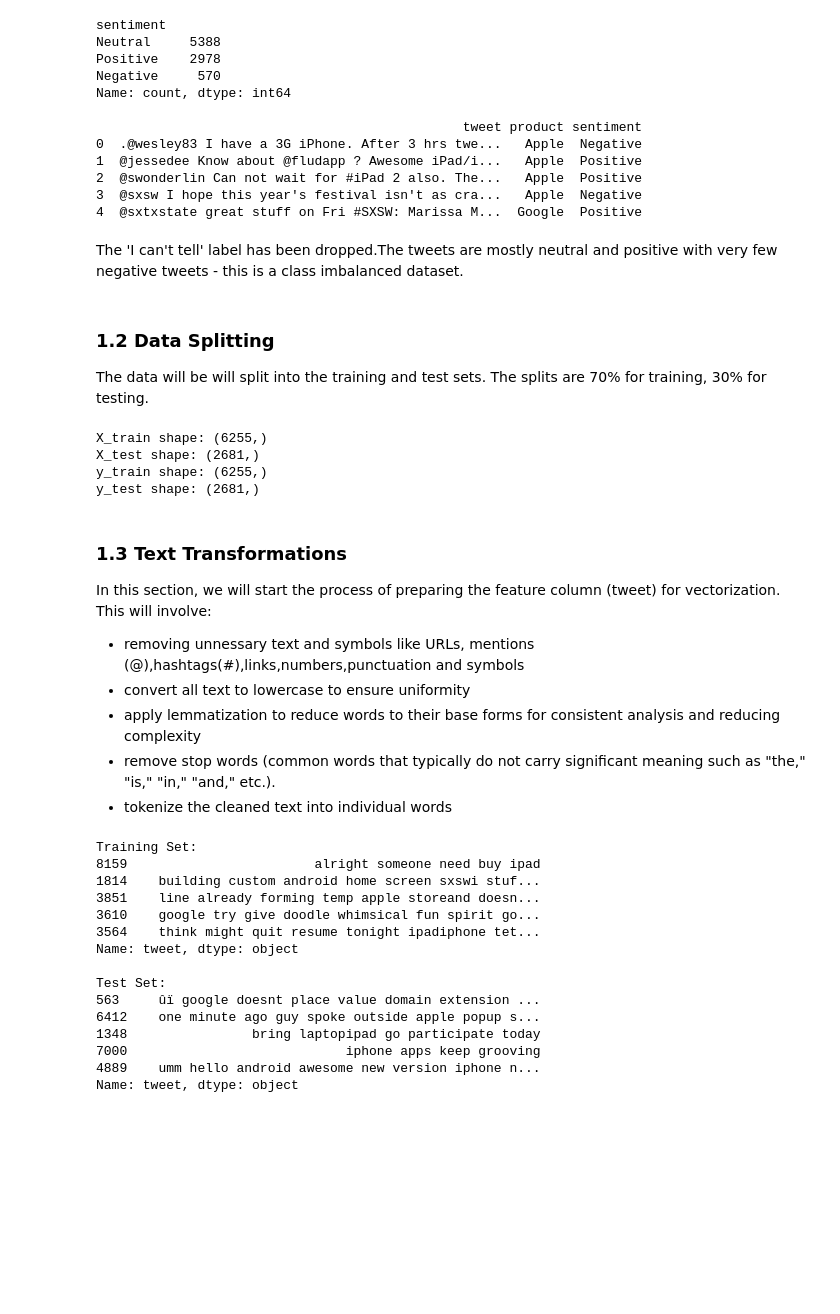
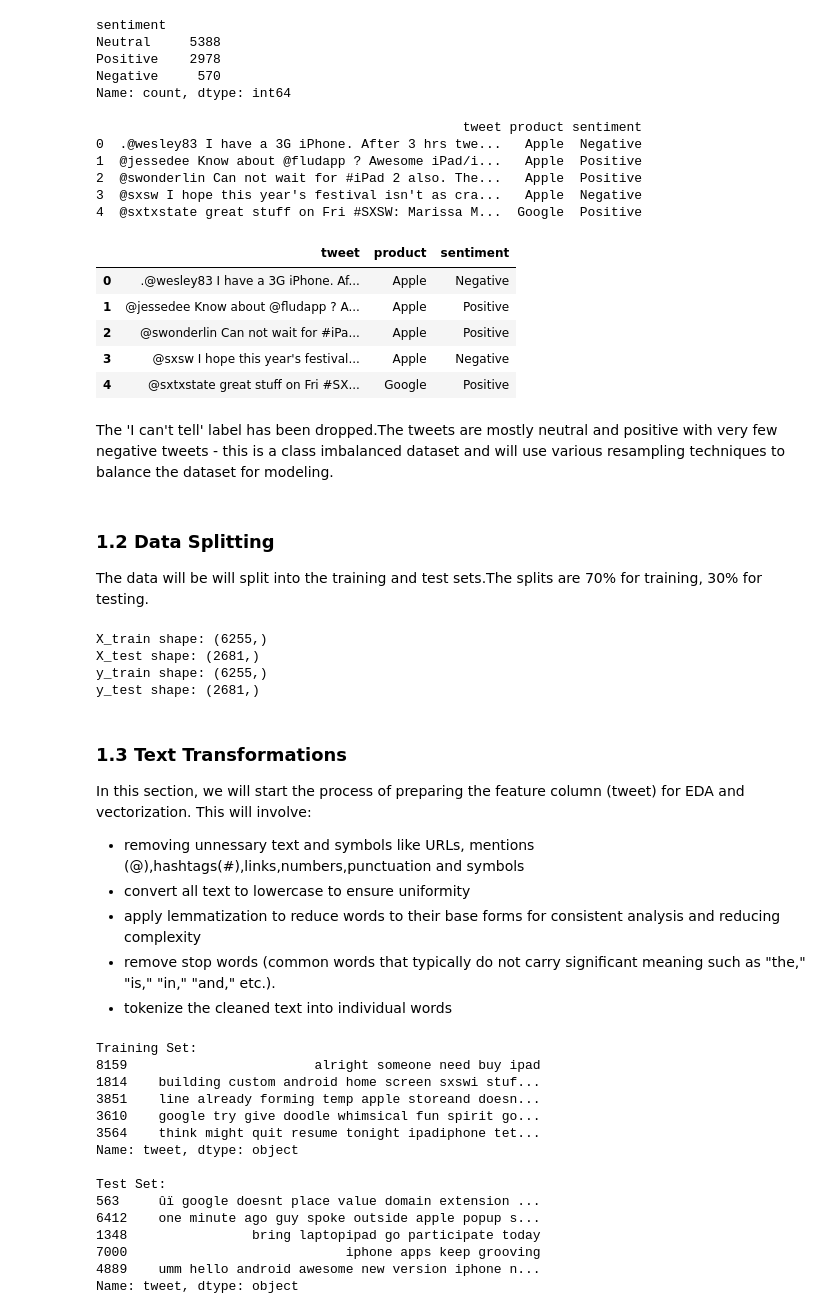
Before and after one commit to WambuiMunene/Natural-Language-Processing-Sentiment-Analysis-on-Tweets, a Jupyter notebook: index.ipynb, the cells around one changed output. Drawn from its saved outputs; the diff is of its cells as text; code cells hidden in the pictures; blank space fills up the shorter version.

```diff
--- a/index.ipynb
+++ b/index.ipynb
@@ -256,11 +256,22 @@ Name: count, dtype: int64
 2  @swonderlin Can not wait for #iPad 2 also. The...   Apple  Positive
 3  @sxsw I hope this year's festival isn't as cra...   Apple  Negative
 4  @sxtxstate great stuff on Fri #SXSW: Marissa M...  Google  Positive
+# %%
+# Make a copy of the df prior to preprocessing
+df_copy = df.copy()
+df_copy.head()
+# %% [output]
+|  | tweet | product | sentiment |
+| 0 | .@wesley83 I have a 3G iPhone. Af... | Apple | Negative |
+| 1 | @jessedee Know about @fludapp ? A... | Apple | Positive |
+| 2 | @swonderlin Can not wait for #iPa... | Apple | Positive |
+| 3 | @sxsw I hope this year's festival... | Apple | Negative |
+| 4 | @sxtxstate great stuff on Fri #SX... | Google | Positive |
 # %% [markdown]
-The 'I can't tell' label has been dropped.The tweets are mostly neutral and positive with very few negative tweets - this is a class imbalanced dataset.
+The 'I can't tell' label has been dropped.The tweets are mostly neutral and positive with very few negative tweets - this is a class imbalanced dataset and will use various resampling techniques to balance the dataset for modeling.
 # %% [markdown]
 ### 1.2 Data Splitting
-The data will be will split into the training and test sets. The splits are 70% for training, 30% for testing.
+The data will be will split into the training and test sets.The splits are 70% for training, 30% for testing.
 # %%
 # Import the relevant library from scikit-learn to split the data
 from sklearn.model_selection import train_test_split
@@ -284,7 +295,7 @@ y_train shape: (6255,)
 y_test shape: (2681,)
 # %% [markdown]
 ### 1.3 Text Transformations
-In this section, we will start the process of preparing the feature column (tweet) for vectorization. This will involve:
+In this section, we will start the process of preparing the feature column (tweet) for EDA and vectorization. This will involve:
 - removing unnessary text and symbols like URLs, mentions (@),hashtags(#),links,numbers,punctuation and symbols
 - convert all text to lowercase to ensure uniformity
 - apply lemmatization to reduce words to their base forms for consistent analysis and reducing complexity
```
Also changed, not shown: parts of 31 cells of this notebook.
